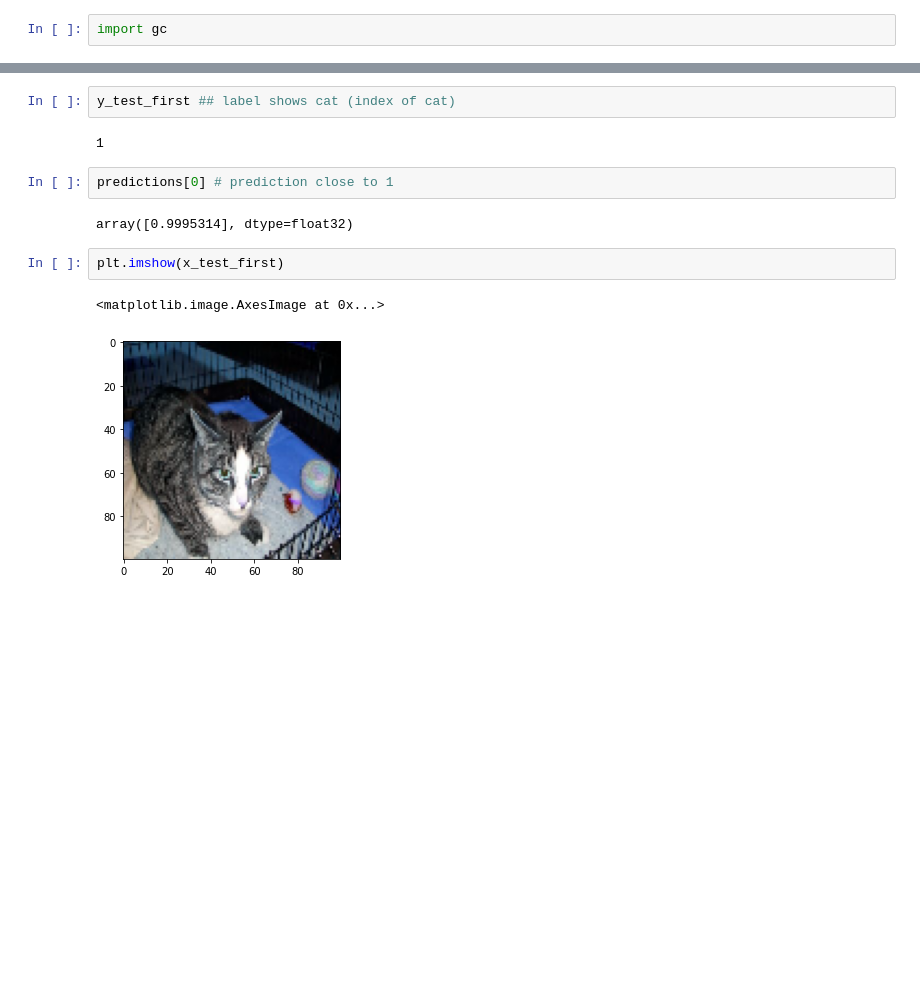
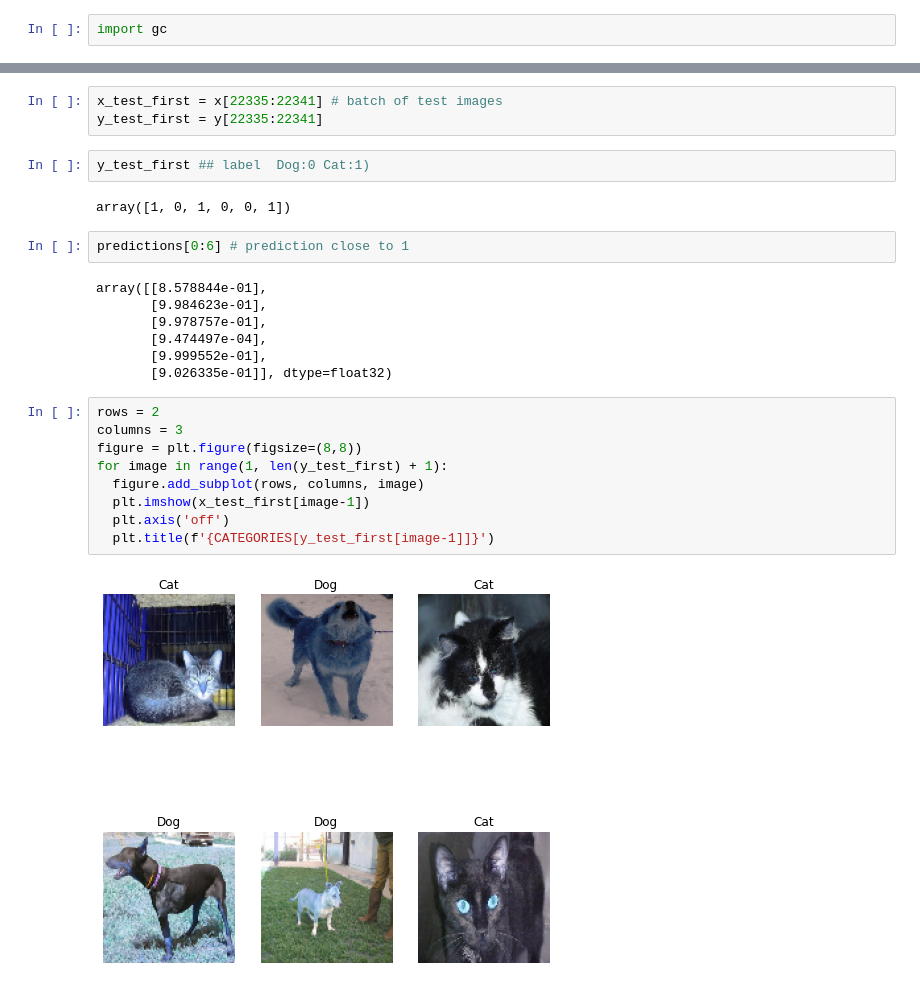
Before and after one commit to Frost-Codes/Cat-Dog-Binary-Classification, a Jupyter notebook: CatsDogs.ipynb, the cells around one changed output, grey strips where cells are left out. Drawn from its saved outputs; the diff is of its cells as text; blank space fills up the shorter version.

```diff
--- a/CatsDogs.ipynb
+++ b/CatsDogs.ipynb
@@ -276,13 +273,27 @@ y_test_first = y[21000]
-# %%
-y_test_first ## label shows cat (index of cat)
-# %% [output]
-1
+# %%
+x_test_first = x[22335:22341] # batch of test images
+y_test_first = y[22335:22341]
+# %%
+y_test_first ## label  Dog:0 Cat:1)
+# %% [output]
+array([1, 0, 1, 0, 0, 1])
 # %%
-predictions[0] # prediction close to 1
+predictions[0:6] # prediction close to 1
 # %% [output]
-array([0.9995314], dtype=float32)
+array([[8.578844e-01],
+       [9.984623e-01],
+       [9.978757e-01],
+       [9.474497e-04],
+       [9.999552e-01],
+       [9.026335e-01]], dtype=float32)
-# %%
-plt.imshow(x_test_first)
-# %% [output]
-<matplotlib.image.AxesImage at 0x...>
-[figure, removed]
+# %%
+rows = 2
+columns = 3
+figure = plt.figure(figsize=(8,8))
+for image in range(1, len(y_test_first) + 1):
+  figure.add_subplot(rows, columns, image)
+  plt.imshow(x_test_first[image-1])
+  plt.axis('off')
+  plt.title(f'{CATEGORIES[y_test_first[image-1]]}')
+# %% [output]
+[figure, added]
```
Also changed, not shown: parts of 19 cells of this notebook.
